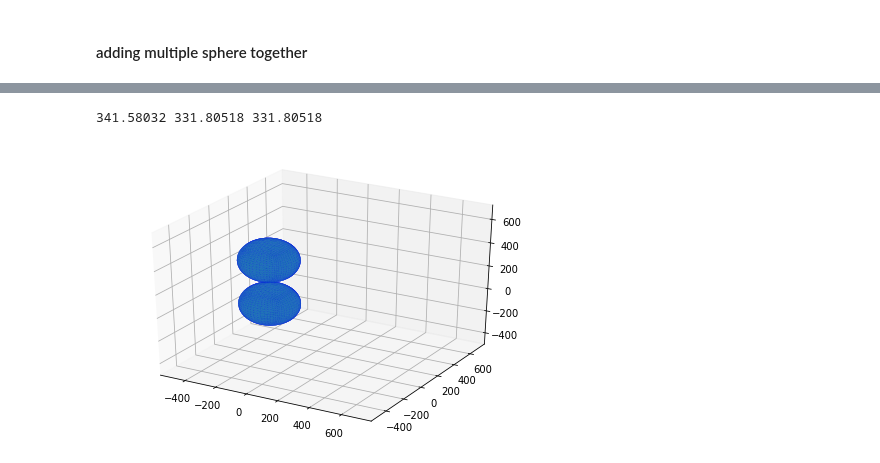
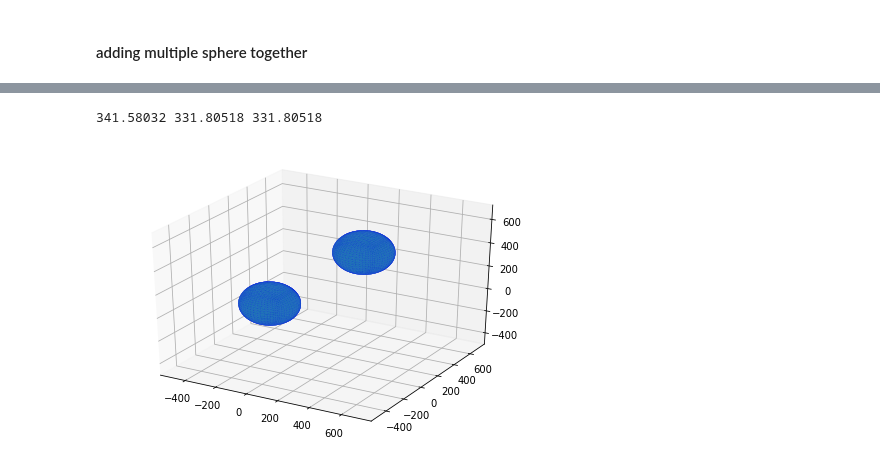
Before and after one commit to laumiulun/crystal_GUI, a Jupyter notebook: jupyter_notebook/STL_playground.ipynb, the cells around one changed output, grey strips where cells are left out. Cells and saved outputs as stored; diff of their text form; code cells hidden in the pictures.

```diff
--- a/jupyter_notebook/STL_playground.ipynb
+++ b/jupyter_notebook/STL_playground.ipynb
@@ -142,32 +147,37 @@ SyntaxError: invalid syntax (<ipython-input-40-1151777805cb>, line 66)
 # %%
+
+# Check List
+#
+#
+
 main_body = mesh.Mesh.from_file('stl_data/ascii_3d_sphere.stl')
 
 # find the max values
 minx, maxx, miny, maxy, minz, maxz = find_mins_maxs(main_body)
 
 main_body_2 = mesh.Mesh.from_file('stl_data/ascii_3d_sphere.stl')
 
-minx, maxx, miny, maxy, minz, maxz = find_mins_maxs(main_body_2)
-w2 = maxx - minx
-l2 = maxy - miny
-h2 = maxz - minz
-print(w2,l2,h2)
+
+x,y,z =find_obj_size(main_body_2)
+
+print(x,y,z)
+
+# translate(main_body_2,w2,w2/10.,3,'x')
+# translate(main_body_2,w2,w2/10.,3,'x')
 
 
-translate(main_body_2,w2,w2/10.,3,'x')
+copy_1 = copy_objs(main_body,(x,y,z),1,1,2)
 
-
-copy_1 = copy_obj(main_body,(w2,l2,h2),1,1,2)
-
-
+copy_2 = copy_obj(main_body,(x,y,z))
 
 
 ### Combined
-combined = mesh.Mesh(np.concatenate([main_body.data]+[i.data for i in copy_1]))
+#combined = mesh.Mesh(np.concatenate([main_body.data]+[i.data for i in copy_1]))
+combined = mesh.Mesh(np.concatenate([main_body.data,copy_2.data]))
 
 # saving data
 plot_stl(combined)
 combined.save('stl_data/stl_test/combine_test.stl',mode=stl.Mode.ASCII)
 # %% [output]
 341.58032 331.80518 331.80518
-[figure, old version]
+[figure, new version]
```
Also changed, not shown: parts of 1 cell of this notebook.
